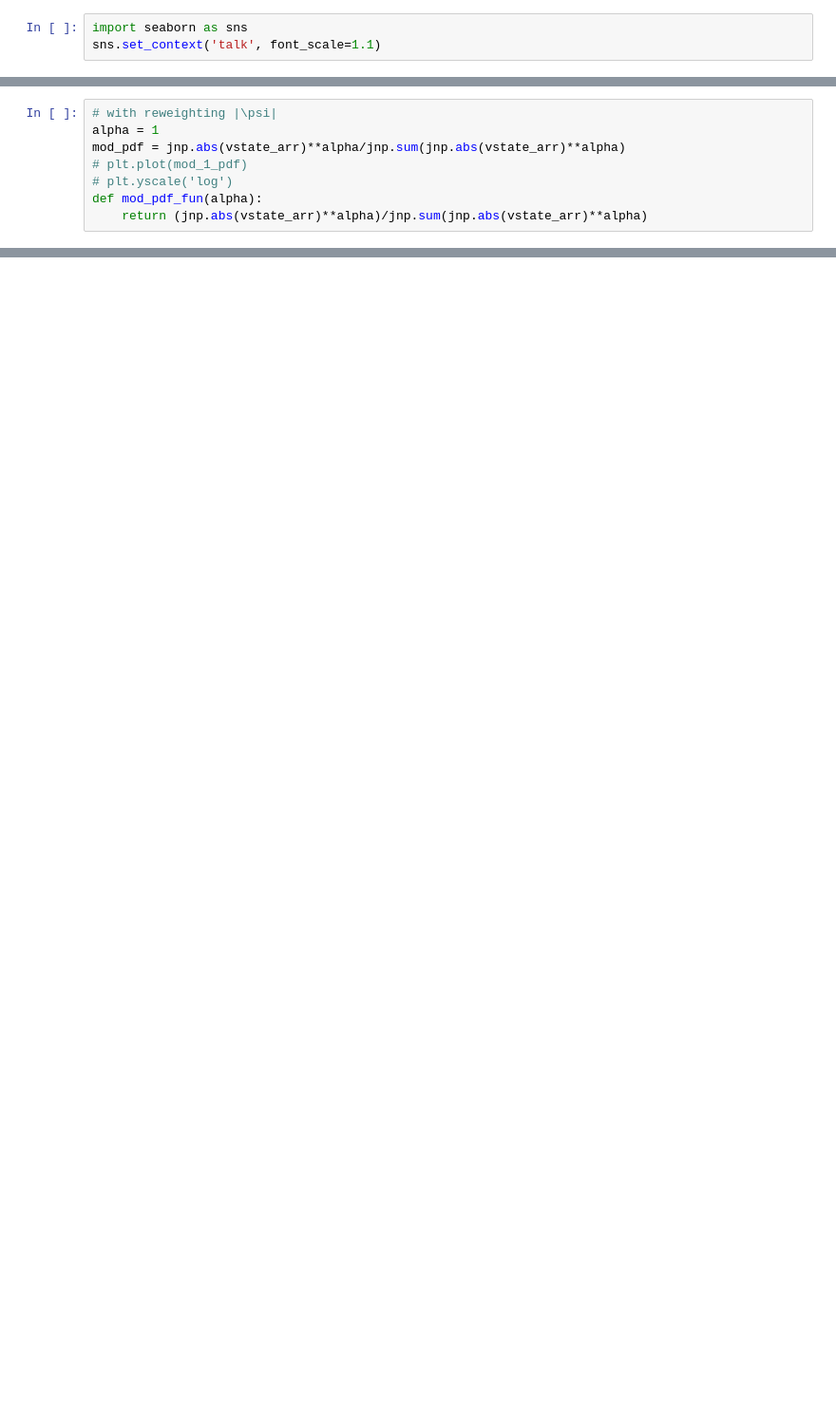
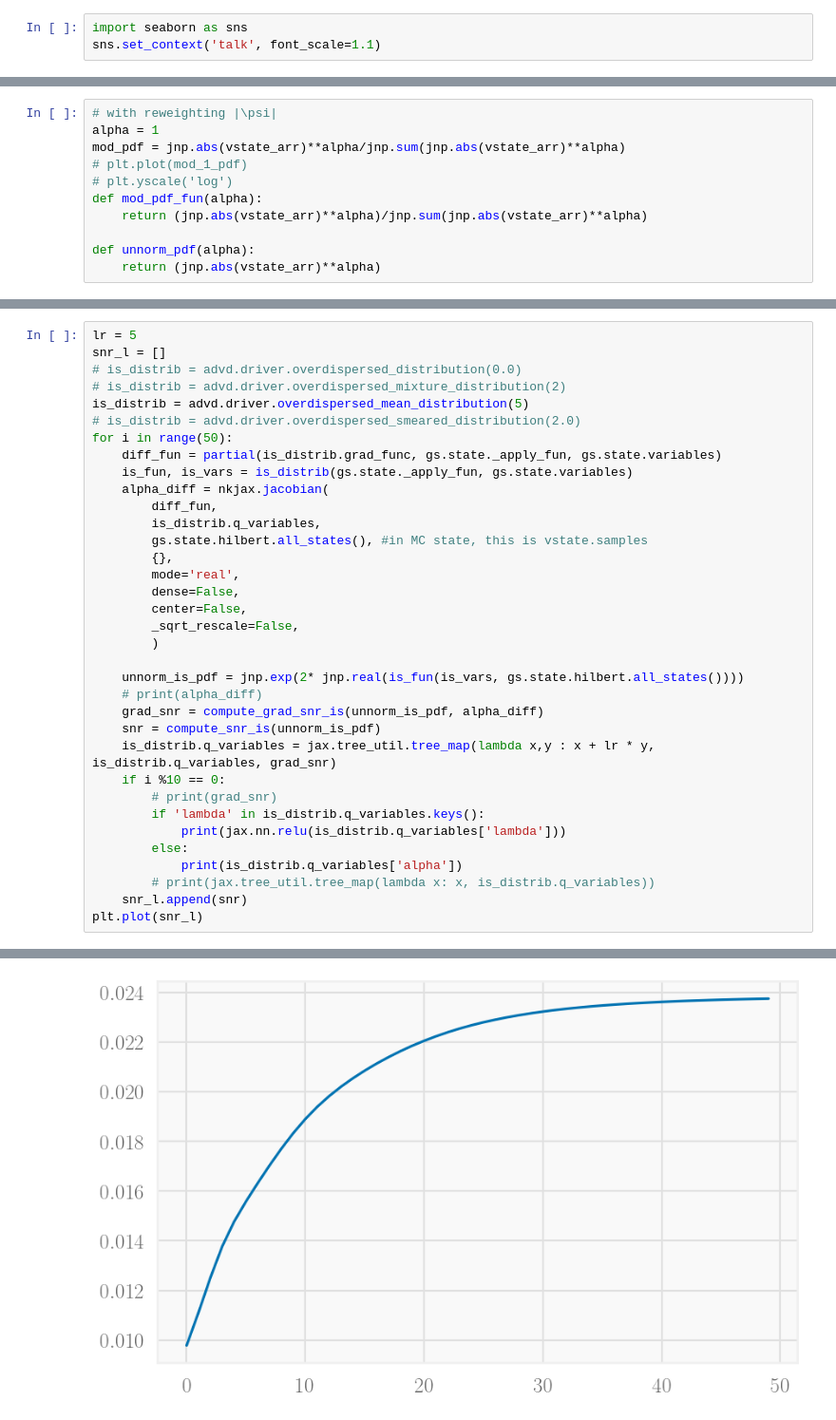
Before and after one commit to AntoineMsy/grad_sample, a Jupyter notebook: notebooks/is_adapt.ipynb, the cells around one changed output, grey strips where cells are left out. Shown at 95% size. Cells and saved outputs as stored; diff of their text form; blank space fills up the shorter version.

```diff
--- a/notebooks/is_adapt.ipynb
+++ b/notebooks/is_adapt.ipynb
@@ -347,6 +348,9 @@ mod_pdf = jnp.abs(vstate_arr)**alpha/jnp.sum(jnp.abs(vstate_arr)**alpha)
 # plt.yscale('log')
 def mod_pdf_fun(alpha):
     return (jnp.abs(vstate_arr)**alpha)/jnp.sum(jnp.abs(vstate_arr)**alpha)
+
+def unnorm_pdf(alpha):
+    return (jnp.abs(vstate_arr)**alpha)
 # %% [output]
 Error:
 Error:
@@ -362,0 +438,36 @@ Error:
+# %%
+lr = 5
+snr_l = []
+# is_distrib = advd.driver.overdispersed_distribution(0.0)
+# is_distrib = advd.driver.overdispersed_mixture_distribution(2)
+is_distrib = advd.driver.overdispersed_mean_distribution(5)
+# is_distrib = advd.driver.overdispersed_smeared_distribution(2.0)
+for i in range(50):
+    diff_fun = partial(is_distrib.grad_func, gs.state._apply_fun, gs.state.variables)
+    is_fun, is_vars = is_distrib(gs.state._apply_fun, gs.state.variables)
+    alpha_diff = nkjax.jacobian(
+        diff_fun,
+        is_distrib.q_variables,
+        gs.state.hilbert.all_states(), #in MC state, this is vstate.samples
+        {},
+        mode='real',
+        dense=False,
+        center=False,
+        _sqrt_rescale=False,
+        )
+
+    unnorm_is_pdf = jnp.exp(2* jnp.real(is_fun(is_vars, gs.state.hilbert.all_states())))
+    # print(alpha_diff)
+    grad_snr = compute_grad_snr_is(unnorm_is_pdf, alpha_diff)
+    snr = compute_snr_is(unnorm_is_pdf)
+    is_distrib.q_variables = jax.tree_util.tree_map(lambda x,y : x + lr * y, is_distrib.q_variables, grad_snr)
+    if i %10 == 0:
+        # print(grad_snr)
+        if 'lambda' in is_distrib.q_variables.keys():
+            print(jax.nn.relu(is_distrib.q_variables['lambda']))
+        else:
+            print(is_distrib.q_variables['alpha'])
+        # print(jax.tree_util.tree_map(lambda x: x, is_distrib.q_variables))
+    snr_l.append(snr)
+plt.plot(snr_l)
+# %% [output]
@@ -362,0 +480 @@ Error:
+[figure, added]
```
Also changed, not shown: parts of 47 cells of this notebook, 13 other files.
